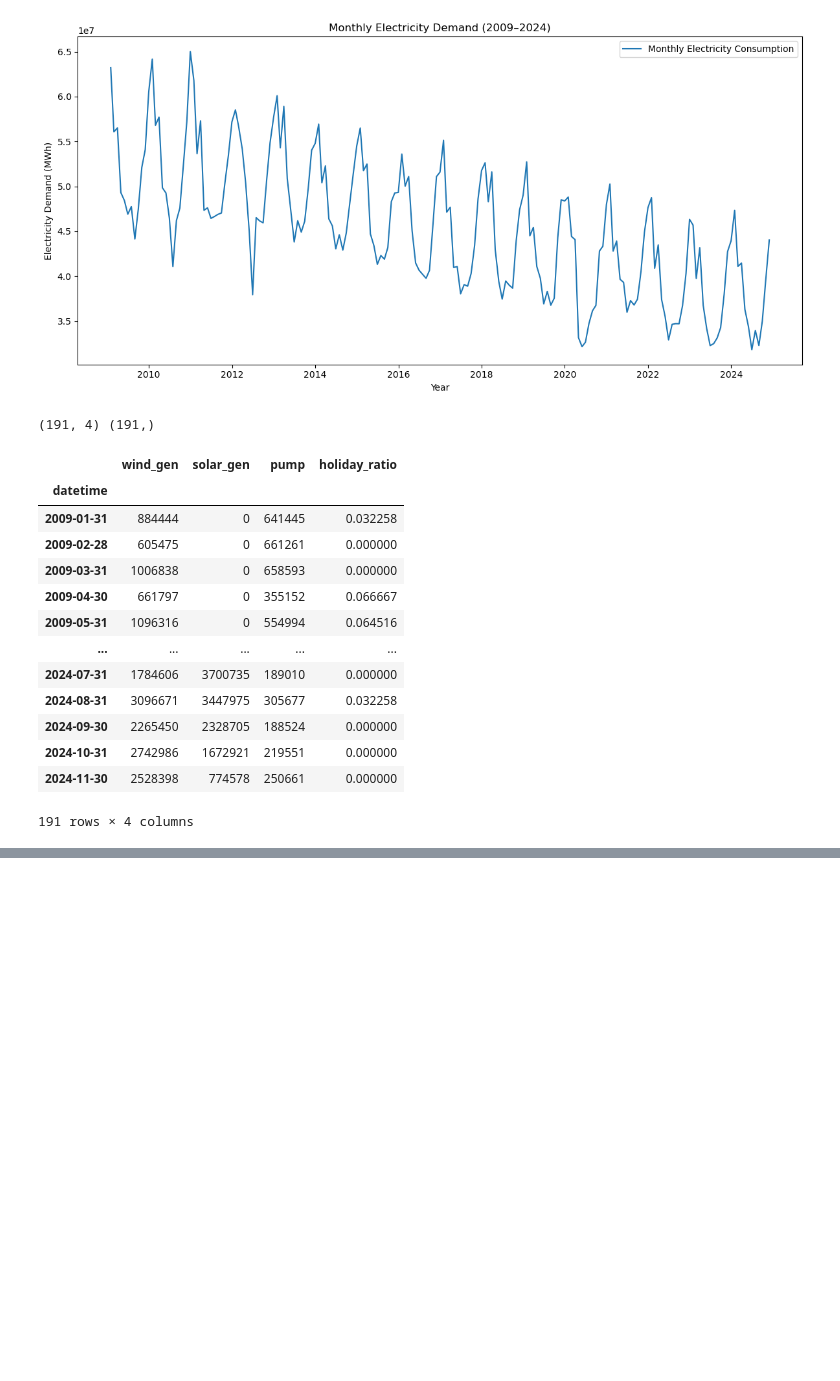
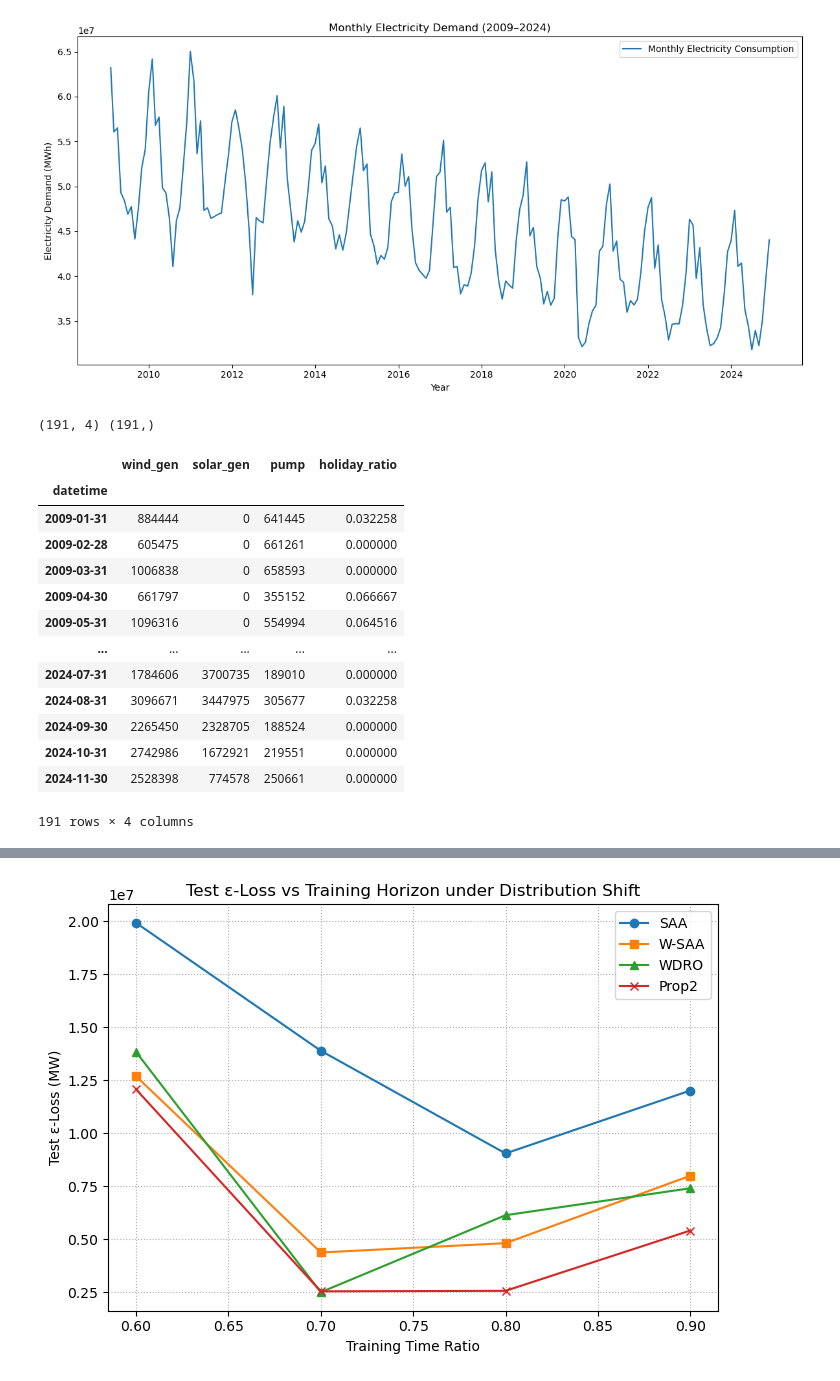
Before and after one commit to ujicrush/SP2, a Jupyter notebook: electricity consumption UK not time-series prediction.ipynb, the cells around one changed output, grey strips where cells are left out. Saved outputs shown, nothing was run; the diff lists cells and outputs as text; code cells hidden in the pictures; blank space fills up the shorter version.

```diff
--- a/electricity consumption UK not time-series prediction.ipynb
+++ b/electricity consumption UK not time-series prediction.ipynb
@@ -275,18 +275,10 @@ y_orig = y_monthly.values.copy()
 
 time_index = np.arange(len(y_orig))
 
-y_drift = add_pure_correlation_drift(
-    X_vals,
-    y_orig,
-    time_index,
-    feature_id=0,      # 0=wind, 1=solar, 2=pump
-    strength=0.9
-)
-
-y = y_drift
 X = X_vals
+y_base = y_orig.copy()
 # %%
-T_total = len(y)
+T_total = len(y_base)
 
 epsilon = 0.5e7
 time_ratios = [0.6, 0.7, 0.8, 0.9]
@@ -314,10 +306,40 @@ for ratio in time_ratios:
     T_cut = int(ratio * T_total)
 
     X_trainval = X[:T_cut]
-    y_trainval = y[:T_cut]
+    X_test     = X[T_cut:]
 
-    X_test = X[T_cut:]
-    y_test = y[T_cut:]
+    # ------------------------------------------------
+    # STEP + TREND drift (same style as housing version)
+    # y = y_base + (strength(time) * t) * x_feature_norm  (in normalized space)
+    # ------------------------------------------------
+    feature_id = 0           # 0=wind, 1=solar, 2=pump
+    strength_train = 1.5
+    strength_test  = 3.0
+
+    T_total = len(y_base)
+    time_index = np.arange(T_total, dtype=float)
+    t_all = (time_index - time_index.min()) / (time_index.max() - time_index.min() + 1e-12)
+
+    # fixed stats from BASE (avoid extra shift/leakage)
+    y_mean = y_base.mean()
+    y_std  = y_base.std() + 1e-12
+    y_norm = (y_base - y_mean) / y_std
+
+    xj = X[:, feature_id]
+    xj_mean = xj.mean()
+    xj_std  = xj.std() + 1e-12
+    xj_norm = (xj - xj_mean) / xj_std
+
+    # step strength vector: depends on THIS ratio's cut
+    strength_vec = np.empty(T_total, dtype=float)
+    strength_vec[:T_cut] = strength_train
+    strength_vec[T_cut:] = strength_test
+
+    # drifted y on full horizon, then split
+    y_all = (y_norm + (strength_vec * t_all) * xj_norm) * y_std + y_mean
+
+    y_trainval = y_all[:T_cut]
+    y_test     = y_all[T_cut:]
 
     print("Train+Val samples:", X_trainval.shape[0])
     print("Test samples     :", X_test.shape[0])
@@ -528,6 +550,23 @@ for ratio in time_ratios:
     results["W-SAA"].append(test_loss_wsaa)
     results["WDRO"].append(test_loss_wdro)
     results["Prop2"].append(test_loss_prop2)
+
+ratios = np.array(results["ratio"])
+
+plt.figure(figsize=(7, 5))
+
+plt.plot(ratios, results["SAA"],   marker="o", label="SAA")
+plt.plot(ratios, results["W-SAA"], marker="s", label="W-SAA")
+plt.plot(ratios, results["WDRO"],  marker="^", label="WDRO")
+plt.plot(ratios, results["Prop2"], marker="x", label="Prop2")
+
+plt.xlabel("Training Time Ratio")
+plt.ylabel("Test ε-Loss (MW)")
+plt.title("Test ε-Loss vs Training Horizon under Distribution Shift")
+plt.legend()
+plt.grid(True, linestyle=":")
+plt.tight_layout()
+plt.show()
 # %% [output]
 === Time ratio 0.6 ===
 Train+Val samples: 114
@@ -548,0 +588 @@ Test samples     : 77
+[figure, added]
```
Also changed, not shown: parts of 2 cells of this notebook, 2 other files.
